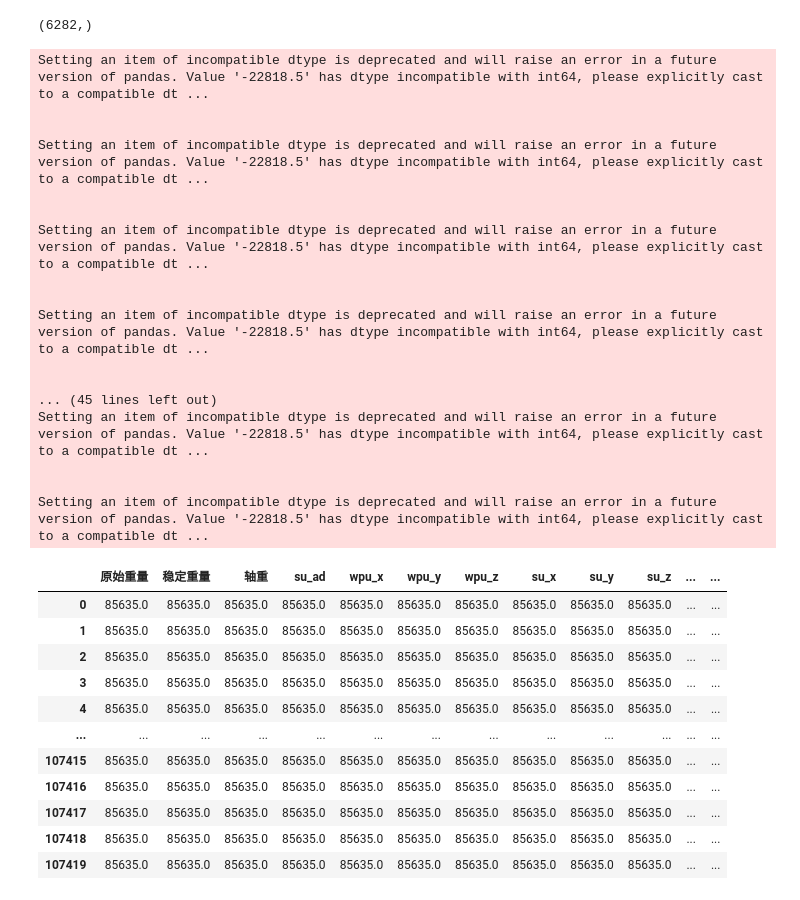
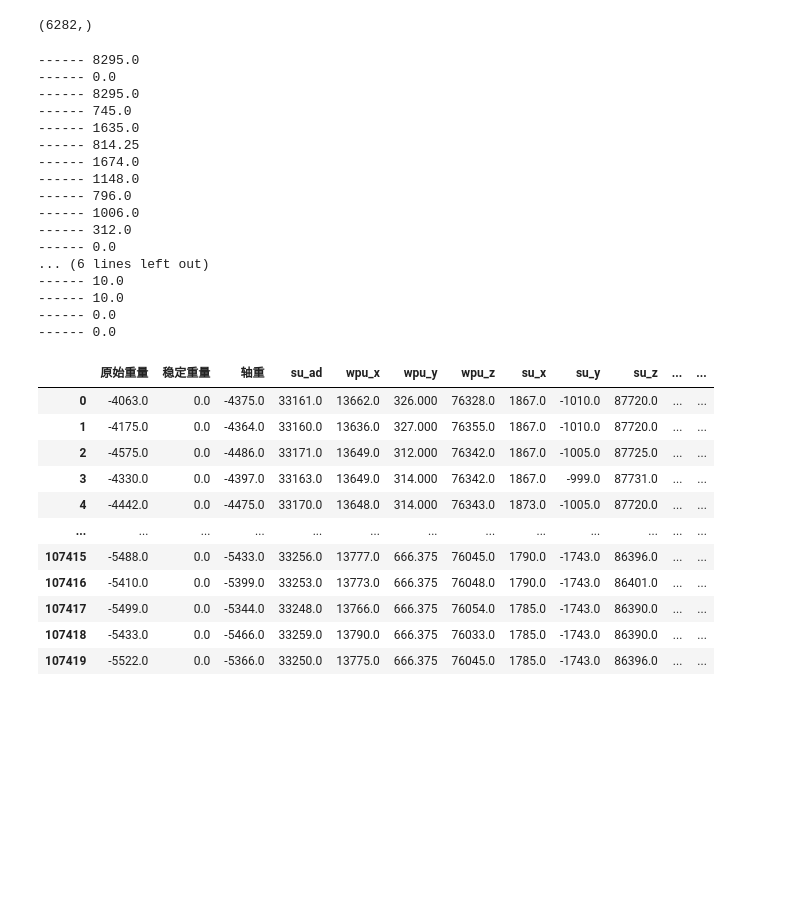
Before and after one commit to ainiubility/CNN-LSTM-Attention, a Jupyter notebook: C_L_A_train_alldata.ipynb, the cells around one changed output. Drawn from its saved outputs; the diff is of its cells as text; code cells hidden in the pictures; blank space fills up the shorter version.

```diff
--- a/C_L_A_train_alldata.ipynb
+++ b/C_L_A_train_alldata.ipynb
@@ -286,61 +287,58 @@ dfview = df[columns_to_plot]
 # %%
 from turtle import up
 import scipy
 from scipy.stats import iqr
 
 q = 0.25
+p = 1.5
 
 
 def replace_iqr_outliers(df: pd.DataFrame):
-    for column in columns_to_plot:
+    df = df.copy().astype(float)
+    for column in df.columns:
         q1 = df[column].quantile(q)  #.quantile(0.25)
         q3 = df[column].quantile(1 - q)  #.quantile(0.75)
-        iqr_value = iqr(df[column])
+        iqr_value = iqr(df[column], rng=(q * 100, (1 - q) * 100))
+        print('------', iqr_value)
 
-        lower_bound = q1 - 1.5 * iqr_value
-        upper_bound = q3 + 1.5 * iqr_value
-        df[df[column] < lower_bound] = lower_bound
-        df[df[column] > upper_bound] = upper_bound
-        # lower_index = df.index[df[column] < lower_bound]
-        # upper_index = df.index[df[column] > upper_bound]
-        # for i in lower_index:
-        #     df.loc[i, column] = lower_bound
-        # for i in upper_index:
-        #     df.loc[i, column] = upper_bound
+        lower_bound = q1 - p * iqr_value
+        upper_bound = q3 + p * iqr_value
+        df.loc[df[column] < lower_bound, column] = lower_bound
+        df.loc[df[column] > upper_bound, column] = upper_bound
 
     return df
 
 
-dfview = replace_iqr_outliers(df[columns_to_plot])
-
+dfview = replace_iqr_outliers(df[numeric_col_names])
+dfview[label_col_names + time_col_names] = df[label_col_names + time_col_names]
 dfview
 # %% [output]
-Setting an item of incompatible dtype is deprecated and will raise an error in a future version of pandas. Value '-22818.5' has dtype incompatible with int64, please explicitly cast to a compatible dt ...
-
-
-Setting an item of incompatible dtype is deprecated and will raise an error in a future version of pandas. Value '-22818.5' has dtype incompatible with int64, please explicitly cast to a compatible dt ...
-
-
-Setting an item of incompatible dtype is deprecated and will raise an error in a future version of pandas. Value '-22818.5' has dtype incompatible with int64, please explicitly cast to a compatible dt ...
-
-
-Setting an item of incompatible dtype is deprecated and will raise an error in a future version of pandas. Value '-22818.5' has dtype incompatible with int64, please explicitly cast to a compatible dt ...
-
-
-... (45 lines left out)
-Setting an item of incompatible dtype is deprecated and will raise an error in a future version of pandas. Value '-22818.5' has dtype incompatible with int64, please explicitly cast to a compatible dt ...
-
-
-Setting an item of incompatible dtype is deprecated and will raise an error in a future version of pandas. Value '-22818.5' has dtype incompatible with int64, please explicitly cast to a compatible dt ...
+------ 8295.0
+------ 0.0
+------ 8295.0
+------ 745.0
+------ 1635.0
+------ 814.25
+------ 1674.0
+------ 1148.0
+------ 796.0
+------ 1006.0
+------ 312.0
+------ 0.0
+... (6 lines left out)
+------ 10.0
+------ 10.0
+------ 0.0
+------ 0.0
 |  | 原始重量 | 稳定重量 | 轴重 | su_ad | wpu_x | wpu_y | wpu_z | su_x | su_y | su_z | ... | ... |
-| 0 | 85635.0 | 85635.0 | 85635.0 | 85635.0 | 85635.0 | 85635.0 | 85635.0 | 85635.0 | 85635.0 | 85635.0 | ... | ... |
-| 1 | 85635.0 | 85635.0 | 85635.0 | 85635.0 | 85635.0 | 85635.0 | 85635.0 | 85635.0 | 85635.0 | 85635.0 | ... | ... |
-| 2 | 85635.0 | 85635.0 | 85635.0 | 85635.0 | 85635.0 | 85635.0 | 85635.0 | 85635.0 | 85635.0 | 85635.0 | ... | ... |
-| 3 | 85635.0 | 85635.0 | 85635.0 | 85635.0 | 85635.0 | 85635.0 | 85635.0 | 85635.0 | 85635.0 | 85635.0 | ... | ... |
-| 4 | 85635.0 | 85635.0 | 85635.0 | 85635.0 | 85635.0 | 85635.0 | 85635.0 | 85635.0 | 85635.0 | 85635.0 | ... | ... |
+| 0 | -4063.0 | 0.0 | -4375.0 | 33161.0 | 13662.0 | 326.000 | 76328.0 | 1867.0 | -1010.0 | 87720.0 | ... | ... |
+| 1 | -4175.0 | 0.0 | -4364.0 | 33160.0 | 13636.0 | 327.000 | 76355.0 | 1867.0 | -1010.0 | 87720.0 | ... | ... |
+| 2 | -4575.0 | 0.0 | -4486.0 | 33171.0 | 13649.0 | 312.000 | 76342.0 | 1867.0 | -1005.0 | 87725.0 | ... | ... |
+| 3 | -4330.0 | 0.0 | -4397.0 | 33163.0 | 13649.0 | 314.000 | 76342.0 | 1867.0 | -999.0 | 87731.0 | ... | ... |
+| 4 | -4442.0 | 0.0 | -4475.0 | 33170.0 | 13648.0 | 314.000 | 76343.0 | 1873.0 | -1005.0 | 87720.0 | ... | ... |
 | ... | ... | ... | ... | ... | ... | ... | ... | ... | ... | ... | ... | ... |
-| 107415 | 85635.0 | 85635.0 | 85635.0 | 85635.0 | 85635.0 | 85635.0 | 85635.0 | 85635.0 | 85635.0 | 85635.0 | ... | ... |
-| 107416 | 85635.0 | 85635.0 | 85635.0 | 85635.0 | 85635.0 | 85635.0 | 85635.0 | 85635.0 | 85635.0 | 85635.0 | ... | ... |
-| 107417 | 85635.0 | 85635.0 | 85635.0 | 85635.0 | 85635.0 | 85635.0 | 85635.0 | 85635.0 | 85635.0 | 85635.0 | ... | ... |
-| 107418 | 85635.0 | 85635.0 | 85635.0 | 85635.0 | 85635.0 | 85635.0 | 85635.0 | 85635.0 | 85635.0 | 85635.0 | ... | ... |
-| 107419 | 85635.0 | 85635.0 | 85635.0 | 85635.0 | 85635.0 | 85635.0 | 85635.0 | 85635.0 | 85635.0 | 85635.0 | ... | ... |
+| 107415 | -5488.0 | 0.0 | -5433.0 | 33256.0 | 13777.0 | 666.375 | 76045.0 | 1790.0 | -1743.0 | 86396.0 | ... | ... |
+| 107416 | -5410.0 | 0.0 | -5399.0 | 33253.0 | 13773.0 | 666.375 | 76048.0 | 1790.0 | -1743.0 | 86401.0 | ... | ... |
+| 107417 | -5499.0 | 0.0 | -5344.0 | 33248.0 | 13766.0 | 666.375 | 76054.0 | 1785.0 | -1743.0 | 86390.0 | ... | ... |
+| 107418 | -5433.0 | 0.0 | -5466.0 | 33259.0 | 13790.0 | 666.375 | 76033.0 | 1785.0 | -1743.0 | 86390.0 | ... | ... |
+| 107419 | -5522.0 | 0.0 | -5366.0 | 33250.0 | 13775.0 | 666.375 | 76045.0 | 1785.0 | -1743.0 | 86396.0 | ... | ... |
```
Also changed, not shown: parts of 7 cells of this notebook.
